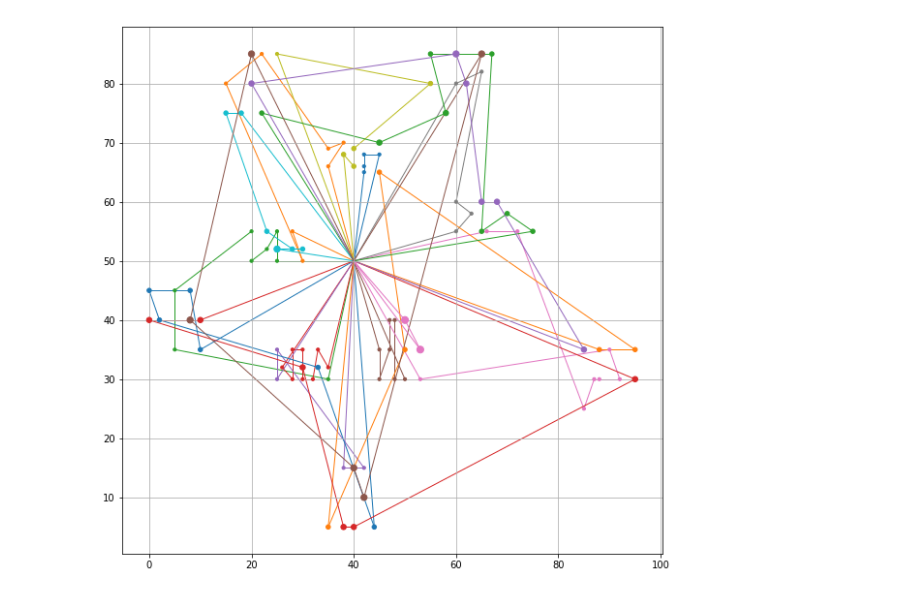
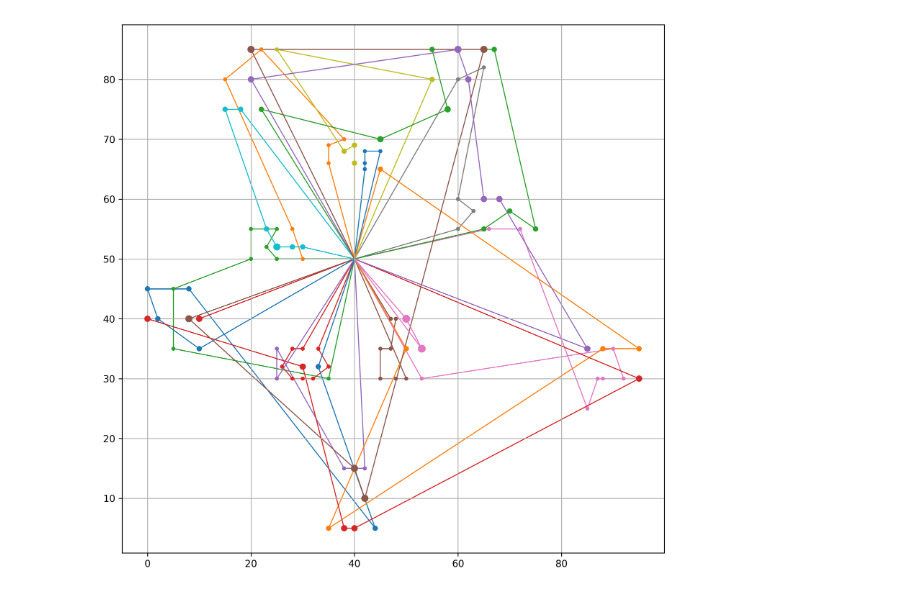
Before and after one commit to donfaq/VRPTW, a Jupyter notebook: draw_solution.ipynb, the cells around one changed output. Cells and saved outputs as stored; diff of their text form; code cells hidden in the pictures.

```diff
--- a/draw_solution.ipynb
+++ b/draw_solution.ipynb
@@ -48,21 +48,22 @@ for route in solution:
 # %%
 from itertools import cycle
 col = cycle(colors.TABLEAU_COLORS)
 # pos = nx.spring_layout(G)
 pos = {point['number']: (point['x'], point['y']) for point in points}
 
-fig, ax = plt.subplots(figsize=(10, 10))
+fig, ax = plt.subplots(figsize=(10, 10), dpi=300)
 ax.grid()
 
 # nx.draw_networkx_labels(G, pos=pos, labels=labels, ax=ax)
 for path in paths:
     # print(path)
     path_color = next(col)
     nodes_in_path = {x for p in path for x in p}
     node_sizes = [point['demand'] for point in points if point['number'] in nodes_in_path]
 
     labels = {filter(lambda x: x['number'] in nodes_in_path, points)}
     nx.draw_networkx_edges(G, pos=pos, edgelist=path, ax=ax, edge_color=path_color)
     nx.draw_networkx_nodes(G, pos=pos, nodelist=nodes_in_path, node_size=node_sizes, node_color=path_color, ax=ax)
+plt.savefig("solution1.png", dpi=300)
 # %% [output]
-[figure, old version]
+[figure, new version]
```
Also changed, not shown: parts of 1 cell of this notebook, 4 other files.
